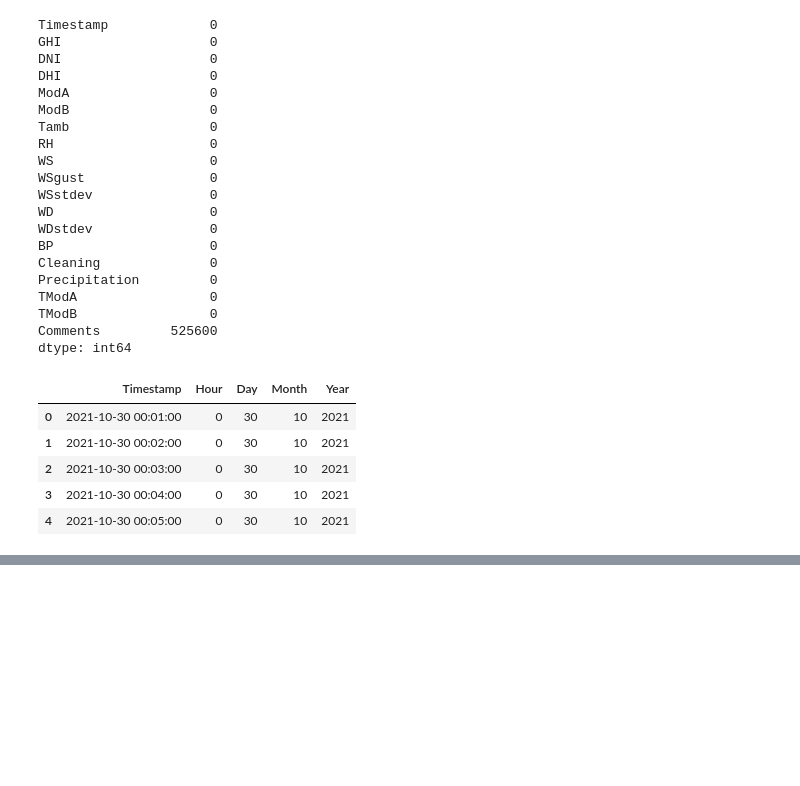
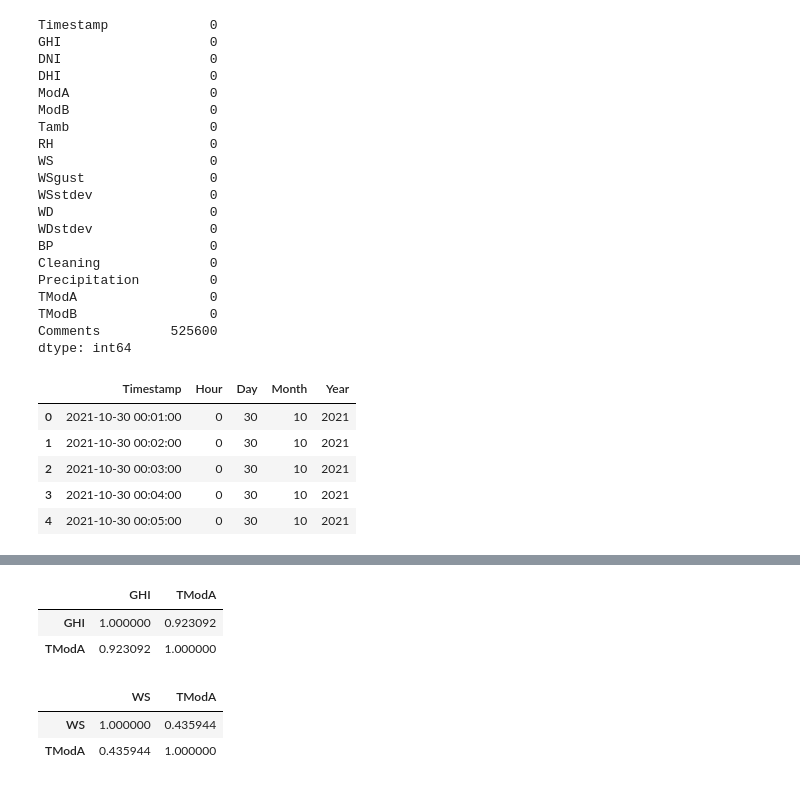
Before and after one commit to EstifanosTeklay/MoonLight-Energy-Solutions, a Jupyter notebook: notebooks/seralleon_EDA.ipynb, the cells around one changed output, grey strips where cells are left out. Drawn from its saved outputs; the diff is of its cells as text; code cells hidden in the pictures; blank space fills up the shorter version.

```diff
--- a/notebooks/seralleon_EDA.ipynb
+++ b/notebooks/seralleon_EDA.ipynb
@@ -94,3 +94,6 @@ sera_data[['Timestamp','Hour','Day','Month','Year']].head()
 | 2 | 2021-10-30 00:03:00 | 0 | 30 | 10 | 2021 |
 | 3 | 2021-10-30 00:04:00 | 0 | 30 | 10 | 2021 |
 | 4 | 2021-10-30 00:05:00 | 0 | 30 | 10 | 2021 |
+# %%
+sera_data['Timestamp'] = pd.to_datetime(sera_data['Timestamp'], errors='coerce')
+df = sera_data.set_index('Timestamp')
@@ -96,0 +108,3 @@ sera_data[['Timestamp','Hour','Day','Month','Year']].head()
+# %%
+# Diffusion Fraction: This tells us how cloudy or hazy the atmosphere is
+sera_data['Diffuse_Fraction'] = sera_data['DHI'] / sera_data['GHI']
@@ -96,0 +123,12 @@ sera_data[['Timestamp','Hour','Day','Month','Year']].head()
+# %%
+#Direct Beam Strength
+sera_data['Beam_Ratio'] = sera_data['DNI'] / sera_data['GHI']
+# %%
+# Step 1: Convert the time column to datetime if it's not already
+sera_data['Timestamp'] = pd.to_datetime(sera_data['Timestamp'])
+
+# Step 2: Set it as the index
+sera_data.set_index('Timestamp', inplace=True)
+
+# Step 3: Now resample and compute standard deviation
+ghi_hourly_std = sera_data.resample('H').GHI.std()
@@ -96,0 +165,12 @@ sera_data[['Timestamp','Hour','Day','Month','Year']].head()
+# %%
+sera_data[['GHI', 'TModA']].corr()
+# %% [output]
+|  | GHI | TModA |
+| GHI | 1.000000 | 0.923092 |
+| TModA | 0.923092 | 1.000000 |
+# %%
+sera_data[['WS', 'TModA']].corr()
+# %% [output]
+|  | WS | TModA |
+| WS | 1.000000 | 0.435944 |
+| TModA | 0.435944 | 1.000000 |
```
Also changed, not shown: parts of 5 cells of this notebook, 2 other files.
